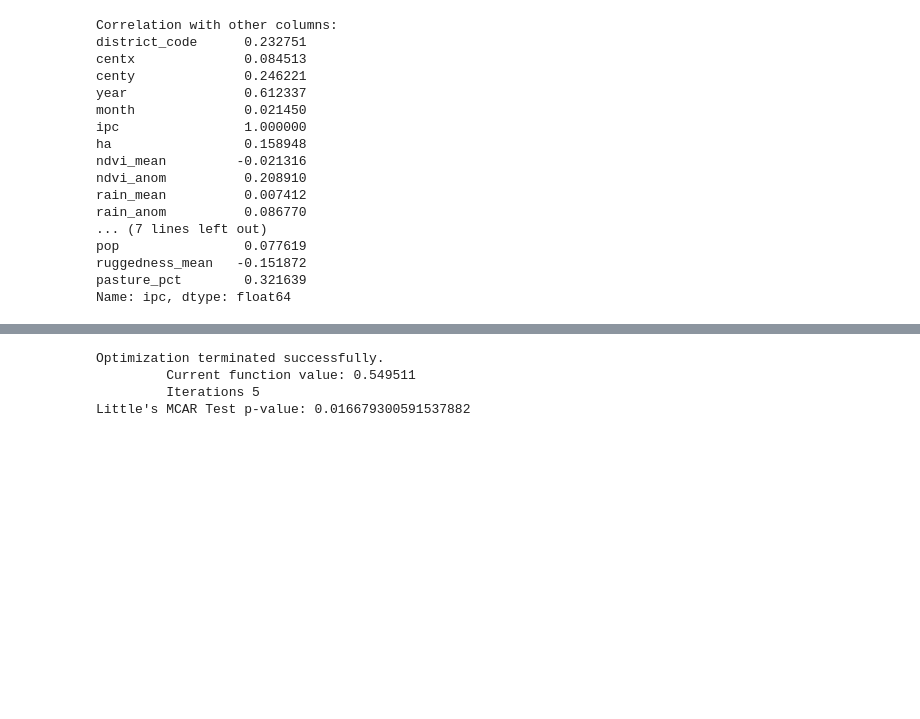
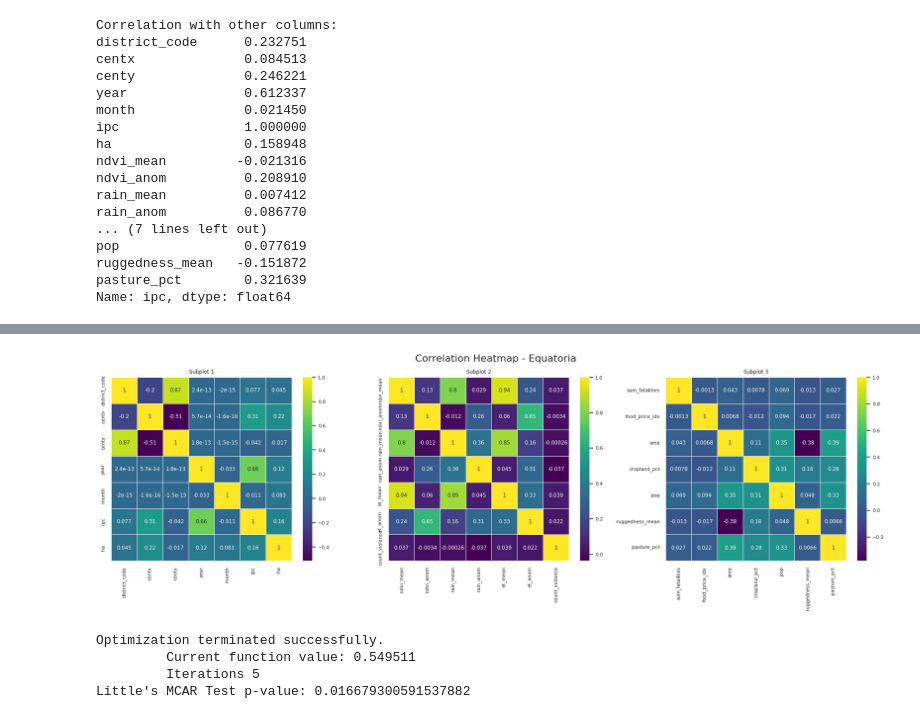
Before and after one commit to jdobladez/JBG060-group9, a Jupyter notebook: type_missing_data.ipynb, the cells around one changed output, grey strips where cells are left out. Cells and saved outputs as stored; diff of their text form; code cells hidden in the pictures; blank space fills up the shorter version.

```diff
--- a/type_missing_data.ipynb
+++ b/type_missing_data.ipynb
@@ -74,0 +183,9 @@ Name: ipc, dtype: float64
+# %%
+# CALCULATE THE CORRELATION FOR Equatoria
+# Filter the DataFrame for the selected region
+equatoria = df[df['administrative_region'] == 'Equatoria']
+
+# Calculate the correlation matrix for the selected data
+correlation_matrix = equatoria.corr()
+
+correlation_matrix['ipc']
@@ -75 +210,24 @@ Name: ipc, dtype: float64
+# %%
+# PLOT THE CORRELATION MATRIX FOR Equatoria
+# Split the columns into groups of 9
+subset_columns = [correlation_matrix.columns[i:i + 7] for i in range(0, len(correlation_matrix.columns), 7)]
+
+# Create subplots for each group of columns
+num_subplots = len(subset_columns)
+
+fig, axes = plt.subplots(1, num_subplots, figsize=(18, 6))
+
+for i in range(num_subplots):
+    sns.set(font_scale=0.7)  # Adjust font size if needed
+    ax = axes[i]
+    subset_corr_matrix = correlation_matrix.loc[subset_columns[i], subset_columns[i]]
+    sns.heatmap(subset_corr_matrix, annot=True, cmap='viridis',
+                xticklabels=True, yticklabels=True, linewidths=.5, ax=ax)
+    ax.set_title(f'Subplot {i + 1}')
+
+plt.suptitle('Correlation Heatmap - Equatoria', fontsize=16)
+plt.tight_layout()
+plt.show()
+# %% [output]
+[figure, added]
 # %%
```
Also changed, not shown: parts of 10 cells of this notebook.
